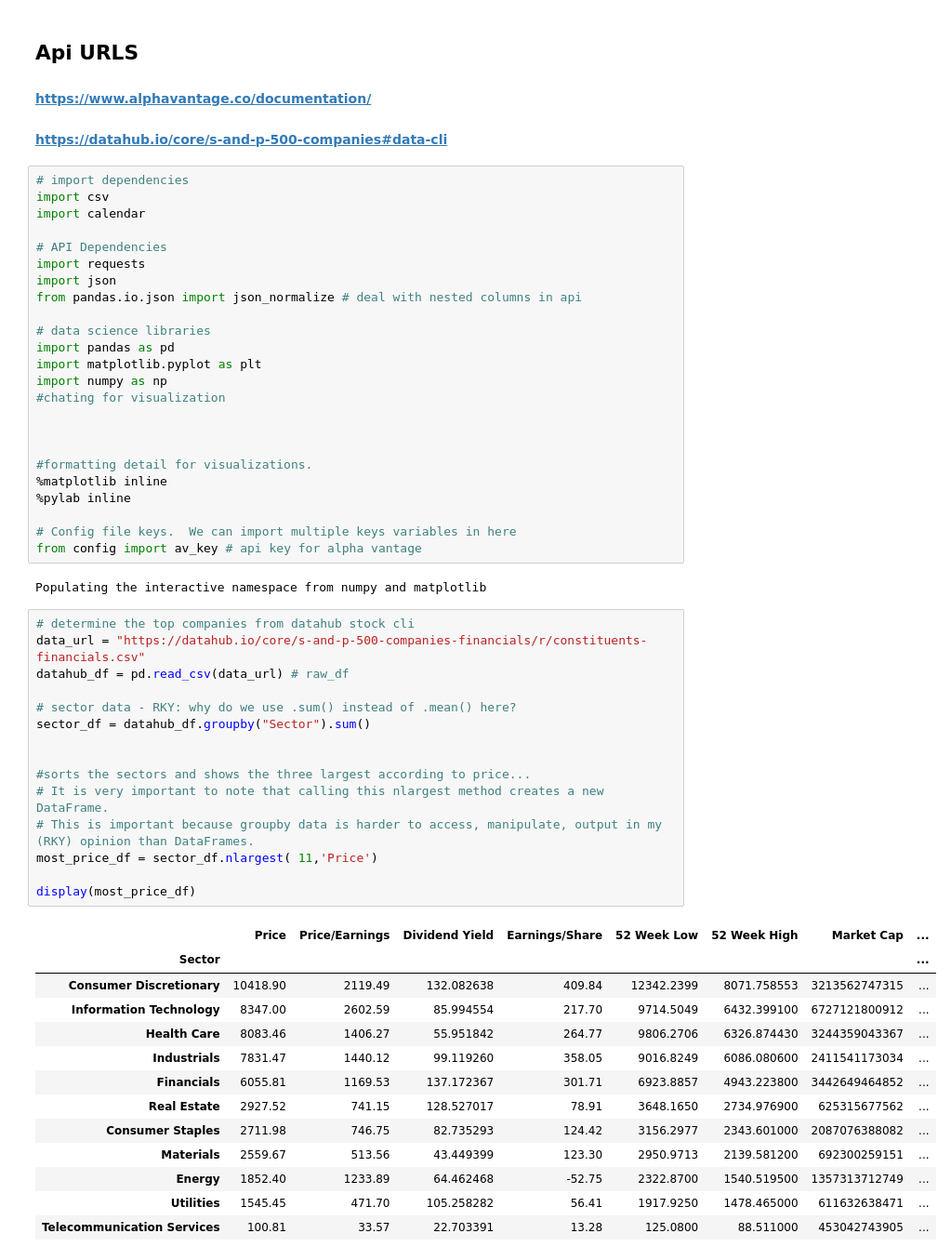
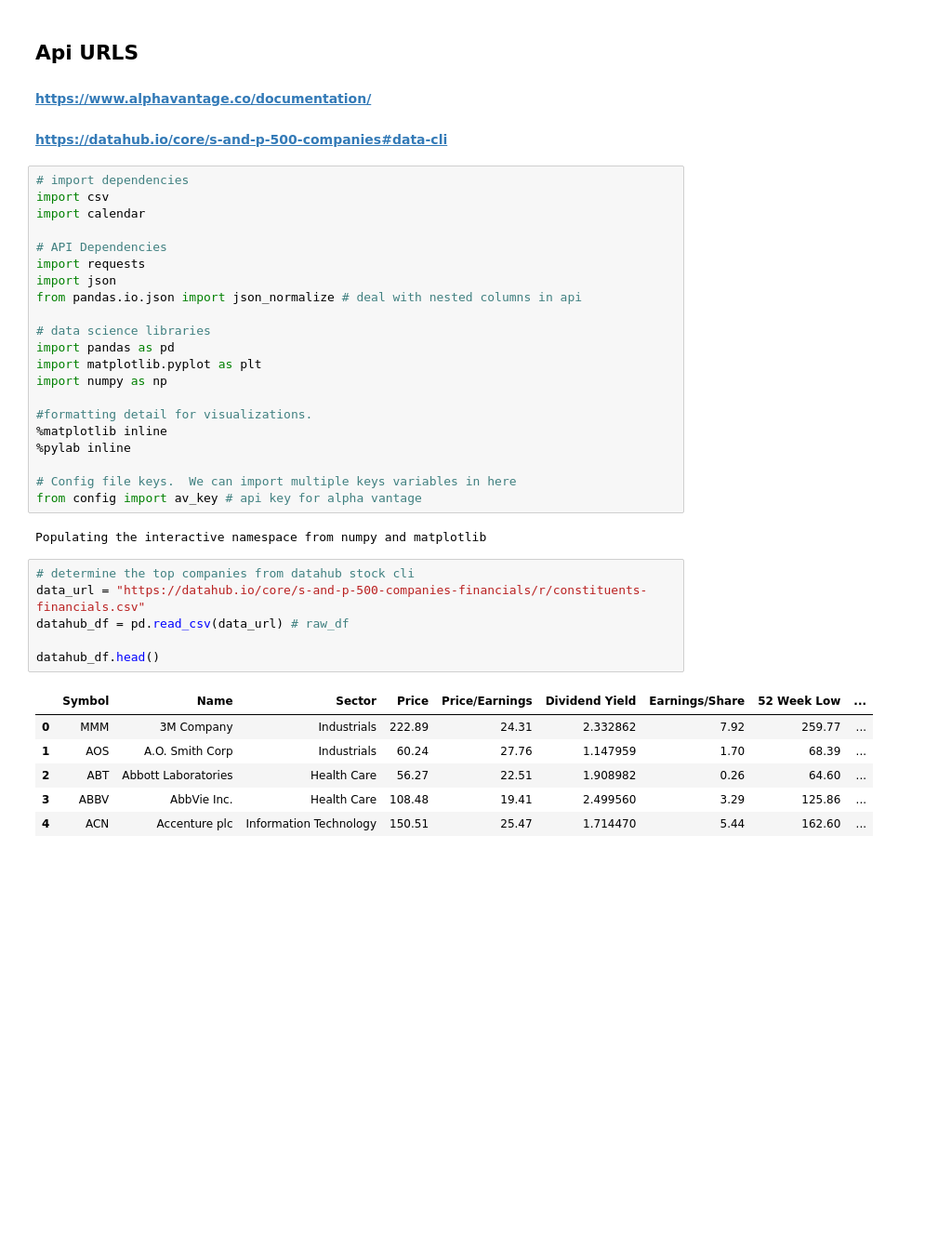
Before and after one commit to wissemeddine/data_wizards, a Jupyter notebook: Historical S and P 500 Stock Analysis.ipynb, the cells around one changed output. Shown at 93% size. Cells and saved outputs as stored; diff of their text form; blank space fills up the shorter version.

```diff
--- a/Historical S and P 500 Stock Analysis.ipynb
+++ b/Historical S and P 500 Stock Analysis.ipynb
@@ -16,9 +16,6 @@ from pandas.io.json import json_normalize # deal with nested columns in api
 import pandas as pd
 import matplotlib.pyplot as plt
 import numpy as np
-#chating for visualization
-
-
 
 #formatting detail for visualizations.
 %matplotlib inline
@@ -31,30 +28,14 @@ Populating the interactive namespace from numpy and matplotlib
 # %%
 # determine the top companies from datahub stock cli
 data_url = "https://datahub.io/core/s-and-p-500-companies-financials/r/constituents-financials.csv"
 datahub_df = pd.read_csv(data_url) # raw_df
 
-# sector data - RKY: why do we use .sum() instead of .mean() here?
-sector_df = datahub_df.groupby("Sector").sum()
-
-
-#sorts the sectors and shows the three largest according to price...
-# It is very important to note that calling this nlargest method creates a new DataFrame.
-# This is important because groupby data is harder to access, manipulate, output in my (RKY) opinion than DataFrames.
-most_price_df = sector_df.nlargest( 11,'Price')
-
-display(most_price_df)
+datahub_df.head()
 # %% [output]
-|  | Price | Price/Earnings | Dividend Yield | Earnings/Share | 52 Week Low | 52 Week High | Market Cap | ... |
-| Sector |  |  |  |  |  |  |  | ... |
-| Consumer Discretionary | 10418.90 | 2119.49 | 132.082638 | 409.84 | 12342.2399 | 8071.758553 | 3213562747315 | ... |
-| Information Technology | 8347.00 | 2602.59 | 85.994554 | 217.70 | 9714.5049 | 6432.399100 | 6727121800912 | ... |
-| Health Care | 8083.46 | 1406.27 | 55.951842 | 264.77 | 9806.2706 | 6326.874430 | 3244359043367 | ... |
-| Industrials | 7831.47 | 1440.12 | 99.119260 | 358.05 | 9016.8249 | 6086.080600 | 2411541173034 | ... |
-| Financials | 6055.81 | 1169.53 | 137.172367 | 301.71 | 6923.8857 | 4943.223800 | 3442649464852 | ... |
-| Real Estate | 2927.52 | 741.15 | 128.527017 | 78.91 | 3648.1650 | 2734.976900 | 625315677562 | ... |
-| Consumer Staples | 2711.98 | 746.75 | 82.735293 | 124.42 | 3156.2977 | 2343.601000 | 2087076388082 | ... |
-| Materials | 2559.67 | 513.56 | 43.449399 | 123.30 | 2950.9713 | 2139.581200 | 692300259151 | ... |
-| Energy | 1852.40 | 1233.89 | 64.462468 | -52.75 | 2322.8700 | 1540.519500 | 1357313712749 | ... |
-| Utilities | 1545.45 | 471.70 | 105.258282 | 56.41 | 1917.9250 | 1478.465000 | 611632638471 | ... |
-| Telecommunication Services | 100.81 | 33.57 | 22.703391 | 13.28 | 125.0800 | 88.511000 | 453042743905 | ... |
+|  | Symbol | Name | Sector | Price | Price/Earnings | Dividend Yield | Earnings/Share | 52 Week Low | ... |
+| 0 | MMM | 3M Company | Industrials | 222.89 | 24.31 | 2.332862 | 7.92 | 259.77 | ... |
+| 1 | AOS | A.O. Smith Corp | Industrials | 60.24 | 27.76 | 1.147959 | 1.70 | 68.39 | ... |
+| 2 | ABT | Abbott Laboratories | Health Care | 56.27 | 22.51 | 1.908982 | 0.26 | 64.60 | ... |
+| 3 | ABBV | AbbVie Inc. | Health Care | 108.48 | 19.41 | 2.499560 | 3.29 | 125.86 | ... |
+| 4 | ACN | Accenture plc | Information Technology | 150.51 | 25.47 | 1.714470 | 5.44 | 162.60 | ... |
 # %%
```
Also changed, not shown: parts of 7 cells of this notebook.
